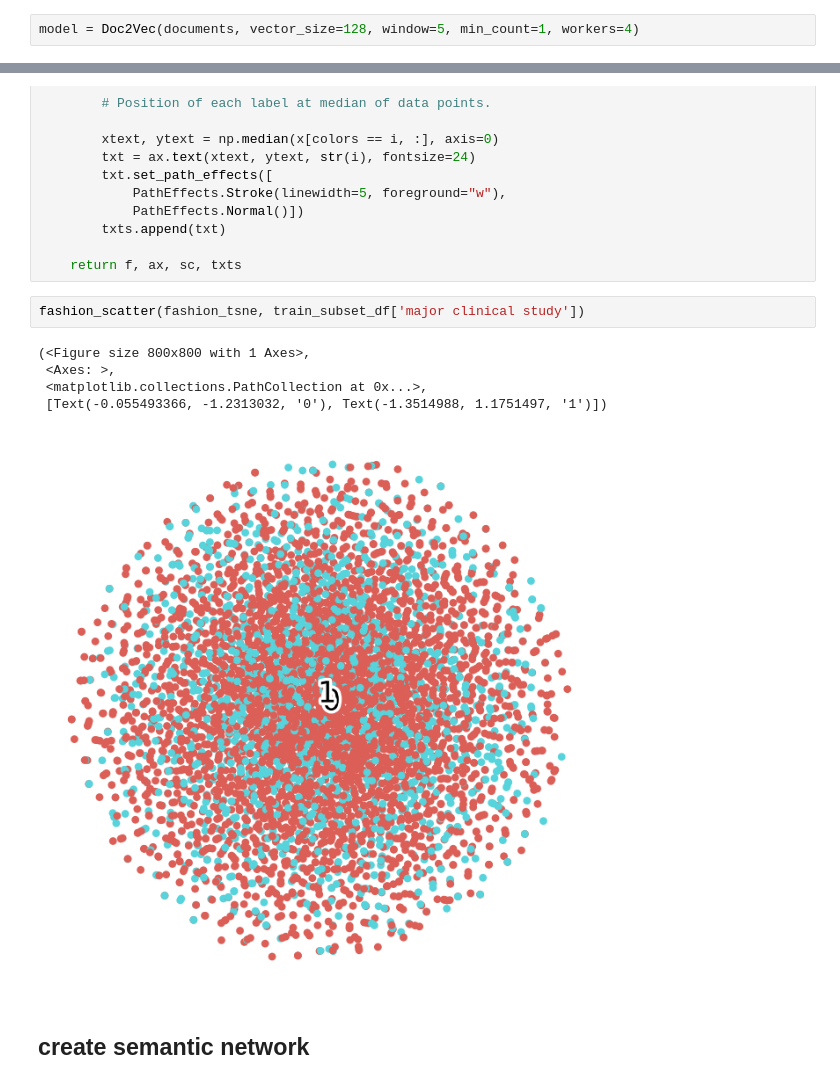
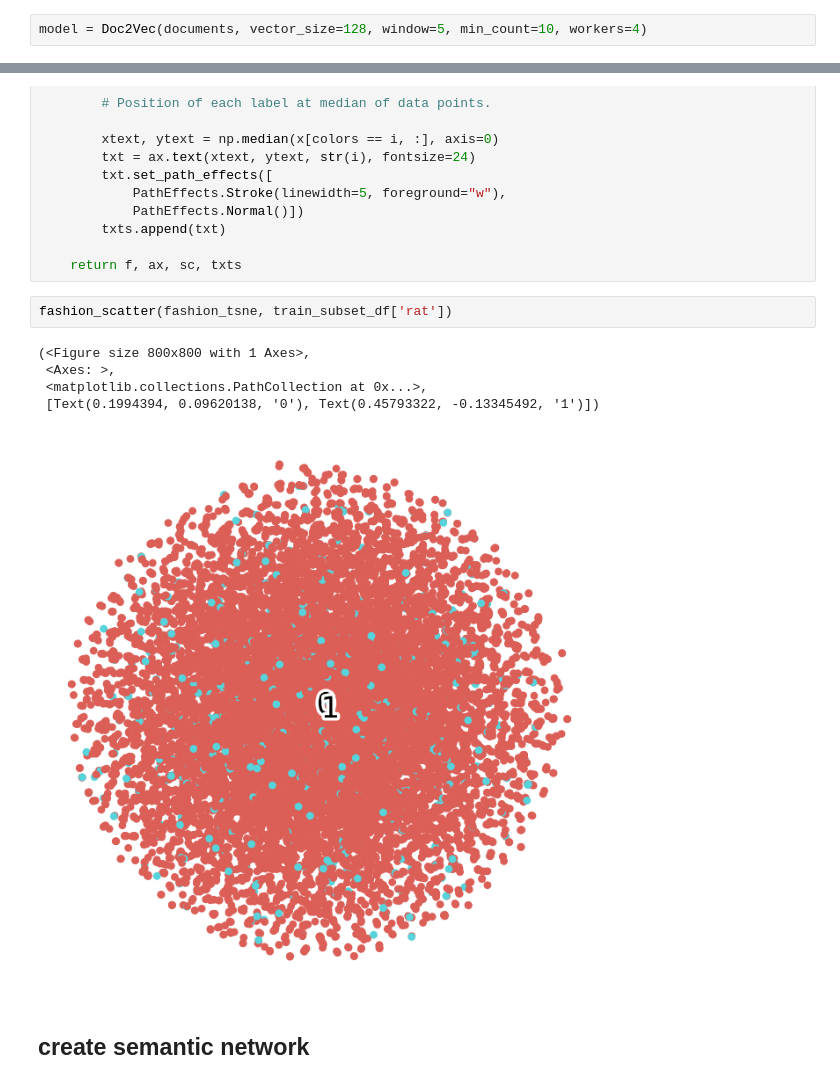
Before and after one commit to rvdb7345/ArticleClassifier, a Jupyter notebook: notebooks/EDA_canary_text.ipynb, the cells around one changed output, grey strips where cells are left out. Saved outputs shown, nothing was run; the diff lists cells and outputs as text.

```diff
--- a/notebooks/EDA_canary_text.ipynb
+++ b/notebooks/EDA_canary_text.ipynb
@@ -76,7 +104,7 @@ See the caveats in the documentation: https://pandas.pydata.org/pandas-docs/stab
 documents = [TaggedDocument(doc['input'], tags=[doc['label']])
              for i, doc in train_subset_df.iterrows()]
 # %%
-model = Doc2Vec(documents, vector_size=128, window=5, min_count=1, workers=4)
+model = Doc2Vec(documents, vector_size=128, window=5, min_count=10, workers=4)
 # %%
 # create the embeddings
 train_embedded_docs = np.array([model.infer_vector(doc) for i, doc in train_subset_df[['input']].iterrows()])
@@ -134,13 +178,13 @@ def fashion_scatter(x, colors):
 
     return f, ax, sc, txts
 # %%
-fashion_scatter(fashion_tsne, train_subset_df['major clinical study'])
+fashion_scatter(fashion_tsne, train_subset_df['rat'])
 # %% [output]
 (<Figure size 800x800 with 1 Axes>,
  <Axes: >,
  <matplotlib.collections.PathCollection at 0x...>,
- [Text(-0.055493366, -1.2313032, '0'), Text(-1.3514988, 1.1751497, '1')])
+ [Text(0.1994394, 0.09620138, '0'), Text(0.45793322, -0.13345492, '1')])
-[figure, old version]
+[figure, new version]
 # %% [markdown]
 ## create semantic network
 # %%
```
Also changed, not shown: parts of 8 cells of this notebook.
